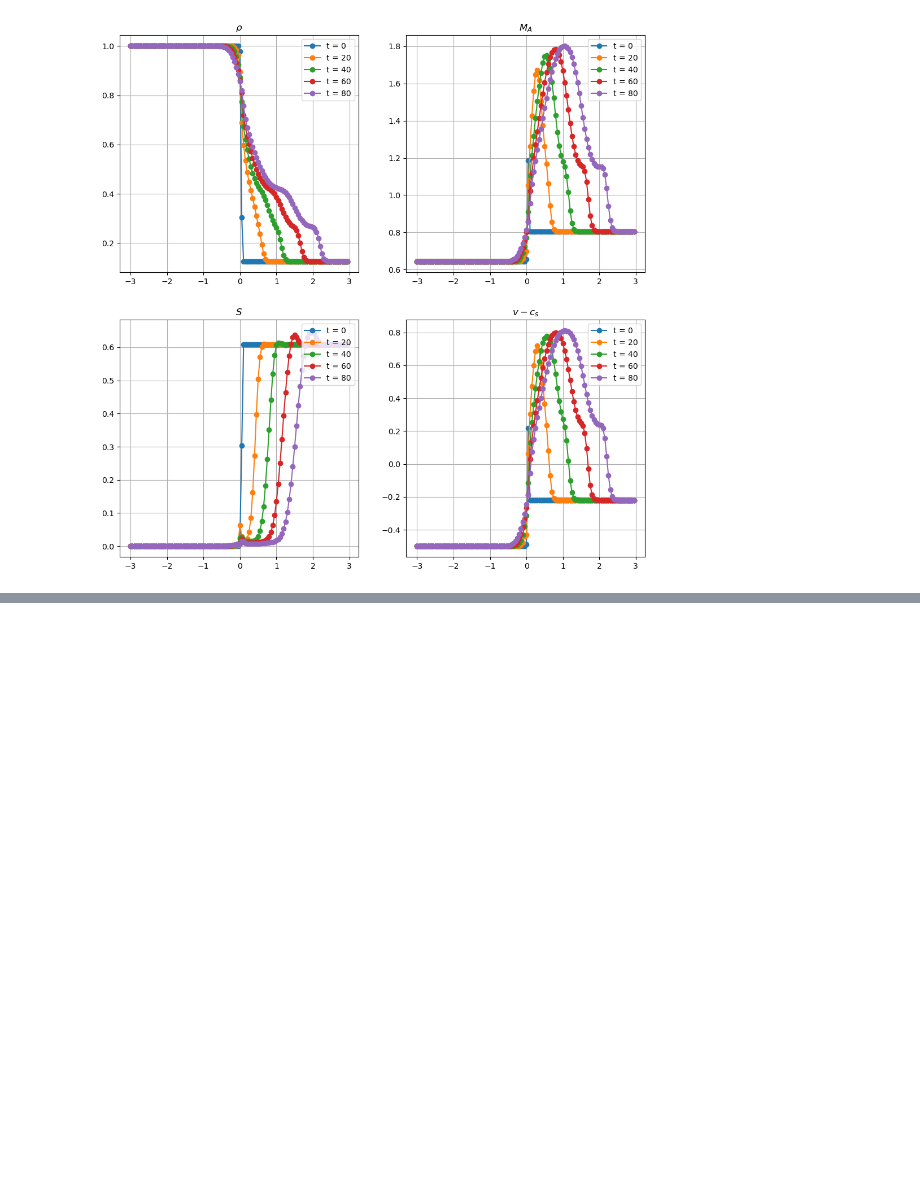
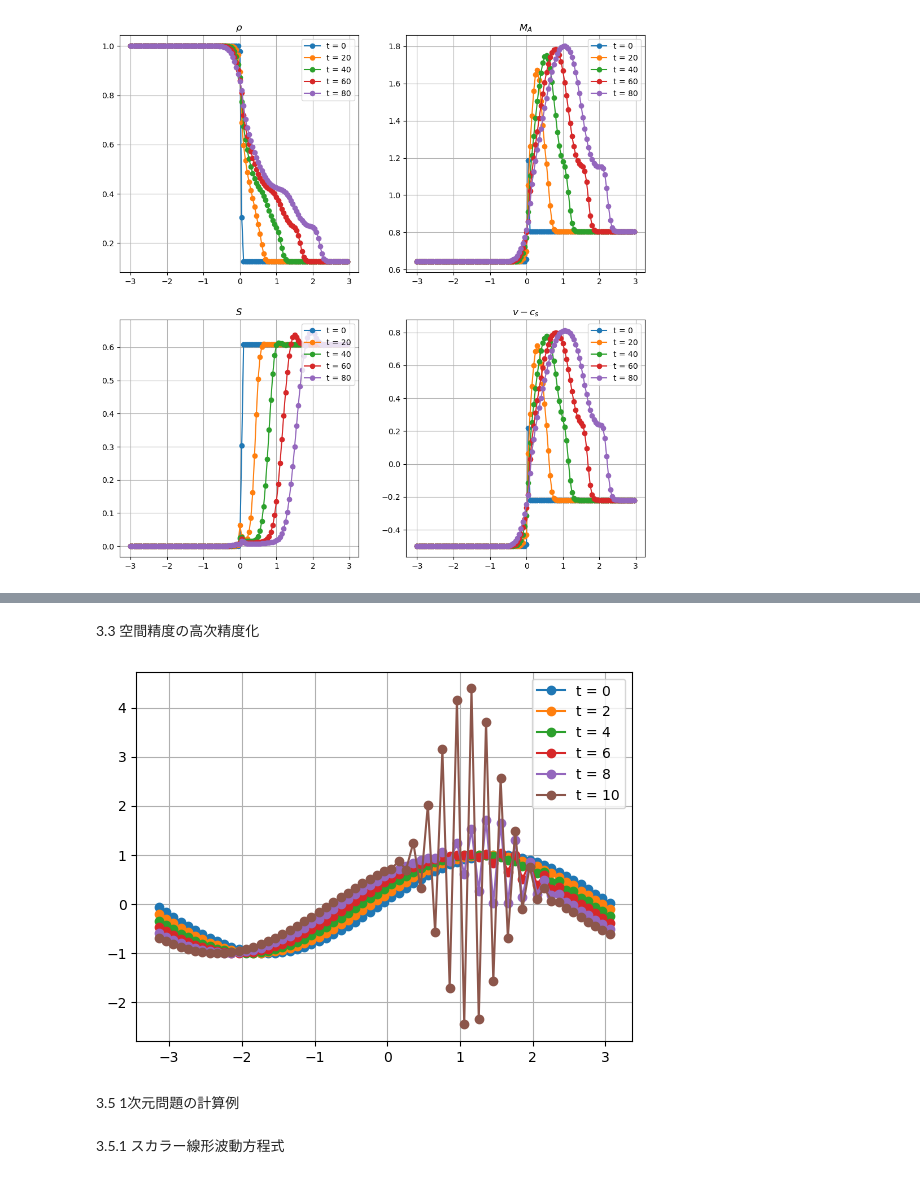
Before and after one commit to Keita-A/RadiativeMHD-simulation, a Jupyter notebook: chap3.ipynb, the cells around one changed output, grey strips where cells are left out. Cells and saved outputs as stored; diff of their text form; code cells hidden in the pictures; blank space fills up the shorter version.

```diff
--- a/chap3.ipynb
+++ b/chap3.ipynb
@@ -237,0 +384,36 @@ plt.show()
+# %% [markdown]
+3.3 空間精度の高次精度化
+# %%
+dx = 0.1
+dt = 0.07
+x = np.arange(-np.pi, np.pi, dx)
+c = -1.0
+kappa = -1.0
+
+u = np.sin(x)
+
+step = 10
+for t in range(step+1):
+    uL = u + (1-kappa)/4 * (u - np.roll(u, 1)) + (1+kappa)/4 * (np.roll(u, -1) - u)
+    uR = np.roll(u, -1) - (1+kappa)/4 * (np.roll(u, -1) - u) - (1-kappa)/4 * (np.roll(u, -2) - np.roll(u, -1))
+    F = 1/2 * c * (uL + uR) - abs(c)/2 * (uR - uL)
+    u_bar = u - dt/dx * (F - np.roll(F, 1))
+    uL_bar = u_bar + (1-kappa)/4 * (u_bar - np.roll(u_bar, 1)) + (1+kappa)/4 * (np.roll(u_bar, -1) - u_bar)
+    uR_bar = np.roll(u_bar, -1) - (1+kappa)/4 * (np.roll(u_bar, -1) - u_bar) - (1-kappa)/4 * (np.roll(u_bar, -2) - np.roll(u_bar, -1))
+    F_next = 1/2 * c * (uL_bar + uR_bar) - abs(c)/2 * (uR_bar - uL_bar)
+
+    F = 1/2 * (F + F_next)
+    u = u - dt/dx * (F - np.roll(F, 1))
+
+    if t % 2 == 0:
+        plt.plot(x, u, marker='o', label=f't = {t}')
+
+plt.grid()
+plt.legend(loc='upper right')
+plt.show()
+# %% [output]
+[figure, added]
+# %% [markdown]
+3.5 1次元問題の計算例
+# %% [markdown]
+3.5.1 スカラー線形波動方程式
```
Also changed, not shown: parts of 11 cells of this notebook.
